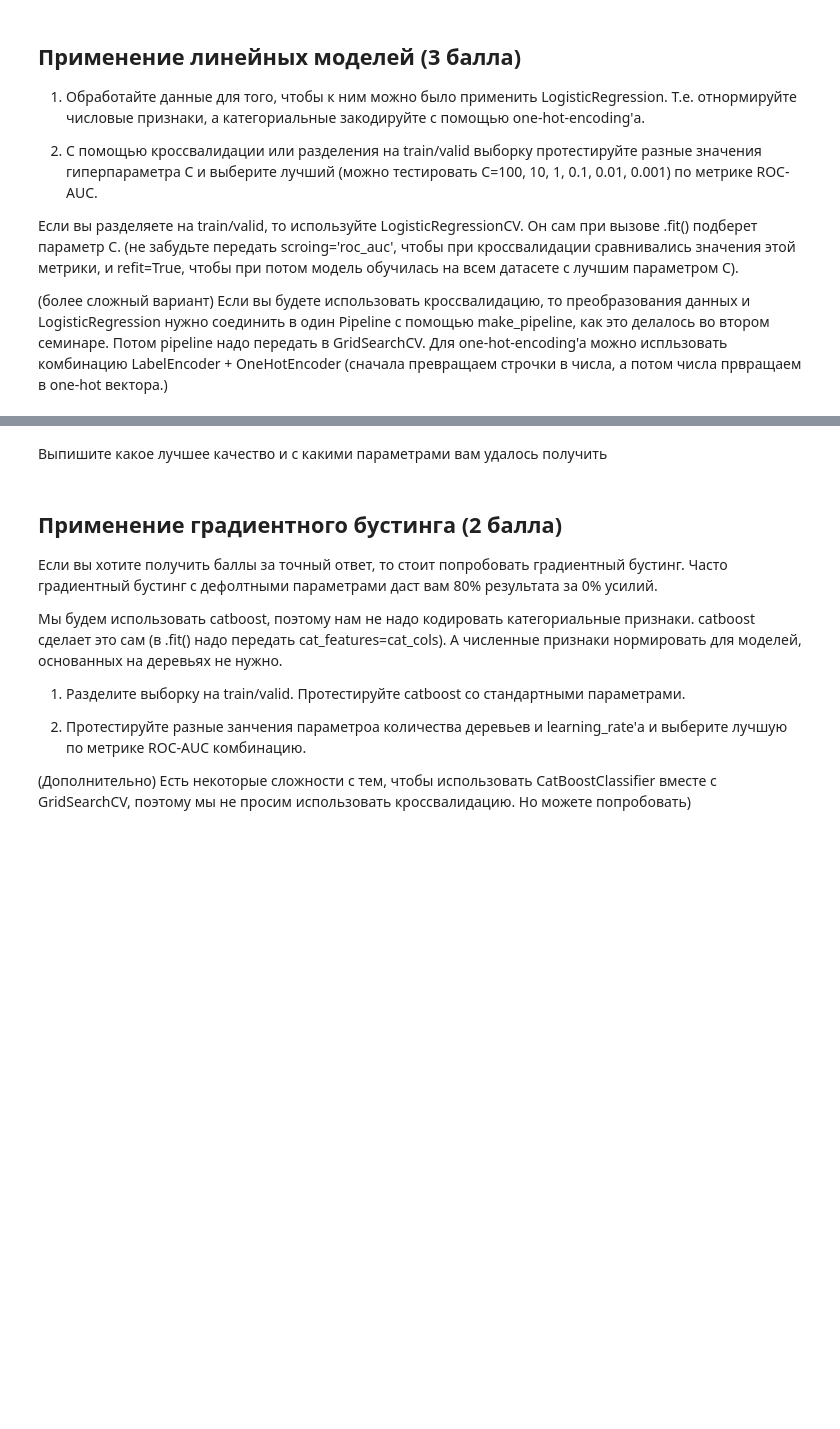
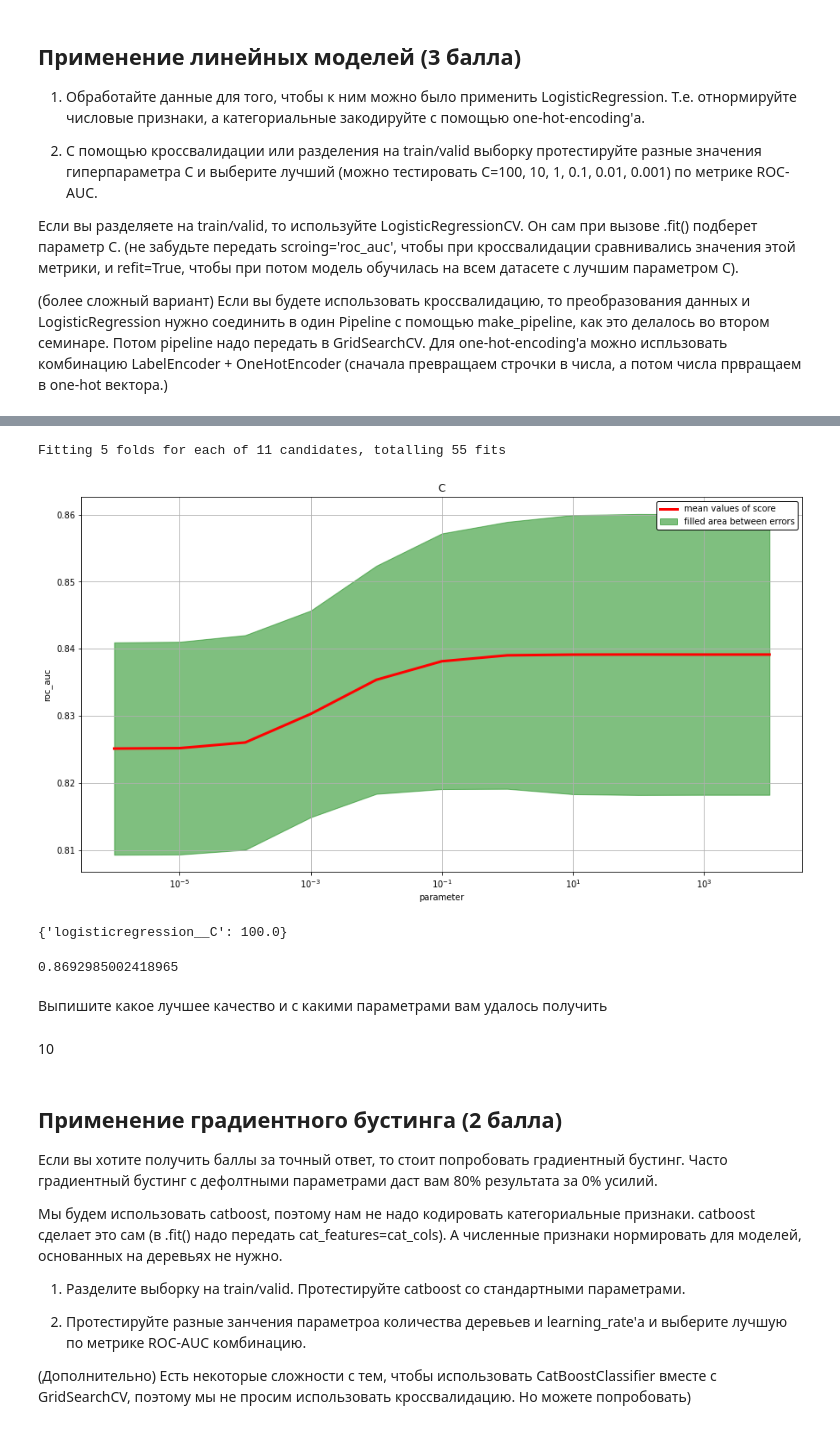
Before and after one commit to MrAntonS/ML22, a Jupyter notebook: 16.1. Домашнее задание. Решение ML-задачи и kaggle/baseline.ipynb, the cells around one changed output, grey strips where cells are left out. Saved outputs shown, nothing was run; the diff lists cells and outputs as text; code cells hidden in the pictures; blank space fills up the shorter version.

```diff
--- a/16.1. Домашнее задание. Решение ML-задачи и kaggle/baseline.ipynb
+++ b/16.1. Домашнее задание. Решение ML-задачи и kaggle/baseline.ipynb
@@ -116,3 +192,10 @@ target_col = 'Churn'
+# %%
+# YOUR CODE
+# categorial = pd.get_dummies(categorial)
+X = pd.concat([numeric, categorial, data[target_col]], axis=1)
+X_origin = data.iloc[:, :-1]
+# %%
+X = X.dropna()
 # %% [markdown]
 ## Применение линейных моделей (3 балла)
 
@@ -134,5 +217,58 @@ from sklearn.pipeline import make_pipeline
+# %%
+X_train, X_valid, y_train, y_valid = train_test_split(X.iloc[:, :-1], X.iloc[:, -1], train_size=0.8)
+# %%
+# YOUR CODE
+from sklearn.compose import ColumnTransformer
+
+pipe = make_pipeline(
+    ColumnTransformer(
+        [('onehot', OneHotEncoder(), cat_cols),
+        ('Scaler', StandardScaler(), num_cols)],
+    ),
+    LogisticRegression(),
+)
+grid = np.logspace(4, -6, num=11, base=10)
+CV_model = GridSearchCV(
+    estimator=pipe,
+    param_grid={"logisticregression__C": grid},
+    scoring='roc_auc',
+    n_jobs=8,
+    verbose=10,
+    cv=5
+    )
+CV_model.fit(X_train, y_train)
+means = CV_model.cv_results_['mean_test_score']
+error = CV_model.cv_results_['std_test_score']
+plt.figure(figsize=(15,8))
+plt.title("C")
+plt.xscale('log')
+plt.plot(grid, means, label='mean values of score', color='red', lw=3)
+
+plt.fill_between(grid, means - 2 * error, means + 2 * error,
+                    color='green', label='filled area between errors', alpha=0.5)
+legend_box = plt.legend(framealpha=1).get_frame()
+legend_box.set_facecolor("white")
+legend_box.set_edgecolor("black")
+# plt.ylim((0.5,1))
+plt.xlabel('parameter')
+plt.ylabel('roc_auc')
+plt.grid(True)
+plt.show()
+# %% [output]
+Fitting 5 folds for each of 11 candidates, totalling 55 fits
+[figure, added]
+# %%
+CV_model.best_params_
+# %% [output]
+{'logisticregression__C': 100.0}
+# %%
+roc_auc_score(y_valid, CV_model.predict_proba(X_valid)[:, 1])
+# %% [output]
+0.8692985002418965
 # %% [markdown]
 Выпишите какое лучшее качество и с какими параметрами вам удалось получить
+# %% [markdown]
+10
 # %% [markdown]
 ## Применение градиентного бустинга (2 балла)
 
```
Also changed, not shown: parts of 12 cells of this notebook, 2 other files.
